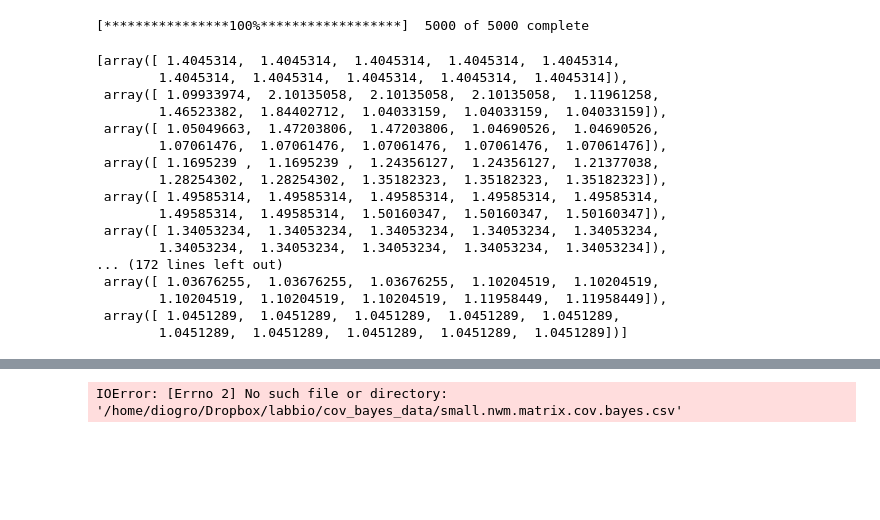
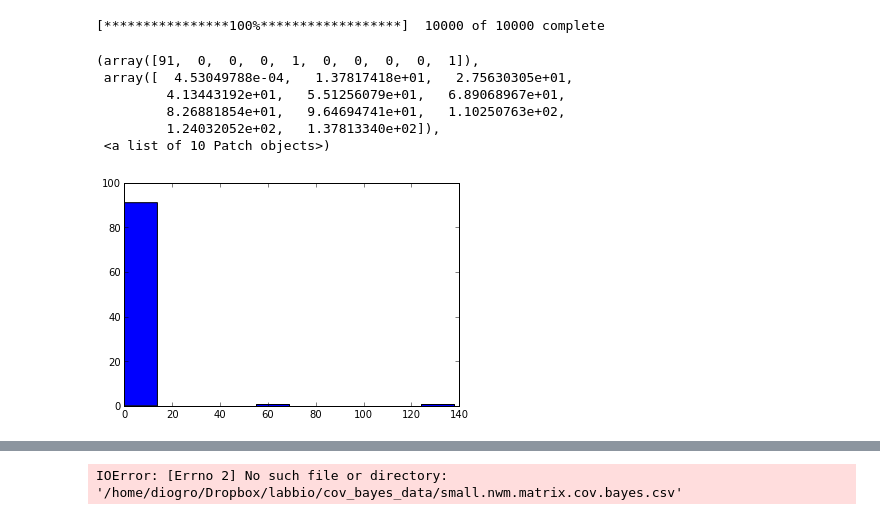
Before and after one commit to diogro/bayesian-cov-estimation, a Jupyter notebook: Monkey Model.ipynb, the cells around one changed output, grey strips where cells are left out. Cells and saved outputs as stored; diff of their text form; code cells hidden in the pictures; blank space fills up the shorter version.

```diff
--- a/Monkey Model.ipynb
+++ b/Monkey Model.ipynb
@@ -12,30 +12,21 @@ reload(monkey_model)
 # %%
 M = pm.MCMC(monkey_model, db='pickle', dbname='NWM.pickle')
 # %%
-M.sample(iter=5000, burn=4000, thin=10)
+M.sample(iter=10000, burn=9000, thin=10)
 M.db.close()
 # %% [output]
-[****************100%******************]  5000 of 5000 complete
+[****************100%******************]  10000 of 10000 complete
 # %%
-[v.trace[-10:] for v in M.var_factors.values() ]
+x= [v.trace[-1] for v in M.var_factors.values() ]
+hist(x)
 # %% [output]
-[array([ 1.4045314,  1.4045314,  1.4045314,  1.4045314,  1.4045314,
-        1.4045314,  1.4045314,  1.4045314,  1.4045314,  1.4045314]),
- array([ 1.09933974,  2.10135058,  2.10135058,  2.10135058,  1.11961258,
-        1.46523382,  1.84402712,  1.04033159,  1.04033159,  1.04033159]),
- array([ 1.05049663,  1.47203806,  1.47203806,  1.04690526,  1.04690526,
-        1.07061476,  1.07061476,  1.07061476,  1.07061476,  1.07061476]),
- array([ 1.1695239 ,  1.1695239 ,  1.24356127,  1.24356127,  1.21377038,
-        1.28254302,  1.28254302,  1.35182323,  1.35182323,  1.35182323]),
- array([ 1.49585314,  1.49585314,  1.49585314,  1.49585314,  1.49585314,
-        1.49585314,  1.49585314,  1.50160347,  1.50160347,  1.50160347]),
- array([ 1.34053234,  1.34053234,  1.34053234,  1.34053234,  1.34053234,
-        1.34053234,  1.34053234,  1.34053234,  1.34053234,  1.34053234]),
-... (172 lines left out)
- array([ 1.03676255,  1.03676255,  1.03676255,  1.10204519,  1.10204519,
-        1.10204519,  1.10204519,  1.10204519,  1.11958449,  1.11958449]),
- array([ 1.0451289,  1.0451289,  1.0451289,  1.0451289,  1.0451289,
-        1.0451289,  1.0451289,  1.0451289,  1.0451289,  1.0451289])]
+(array([91,  0,  0,  0,  1,  0,  0,  0,  0,  1]),
+ array([  4.53049788e-04,   1.37817418e+01,   2.75630305e+01,
+         4.13443192e+01,   5.51256079e+01,   6.89068967e+01,
+         8.26881854e+01,   9.64694741e+01,   1.10250763e+02,
+         1.24032052e+02,   1.37813340e+02]),
+ <a list of 10 Patch objects>)
+[figure, added]
 # %%
 pop_size = 100
 pops = {}
```
Also changed, not shown: parts of 17 cells of this notebook.
